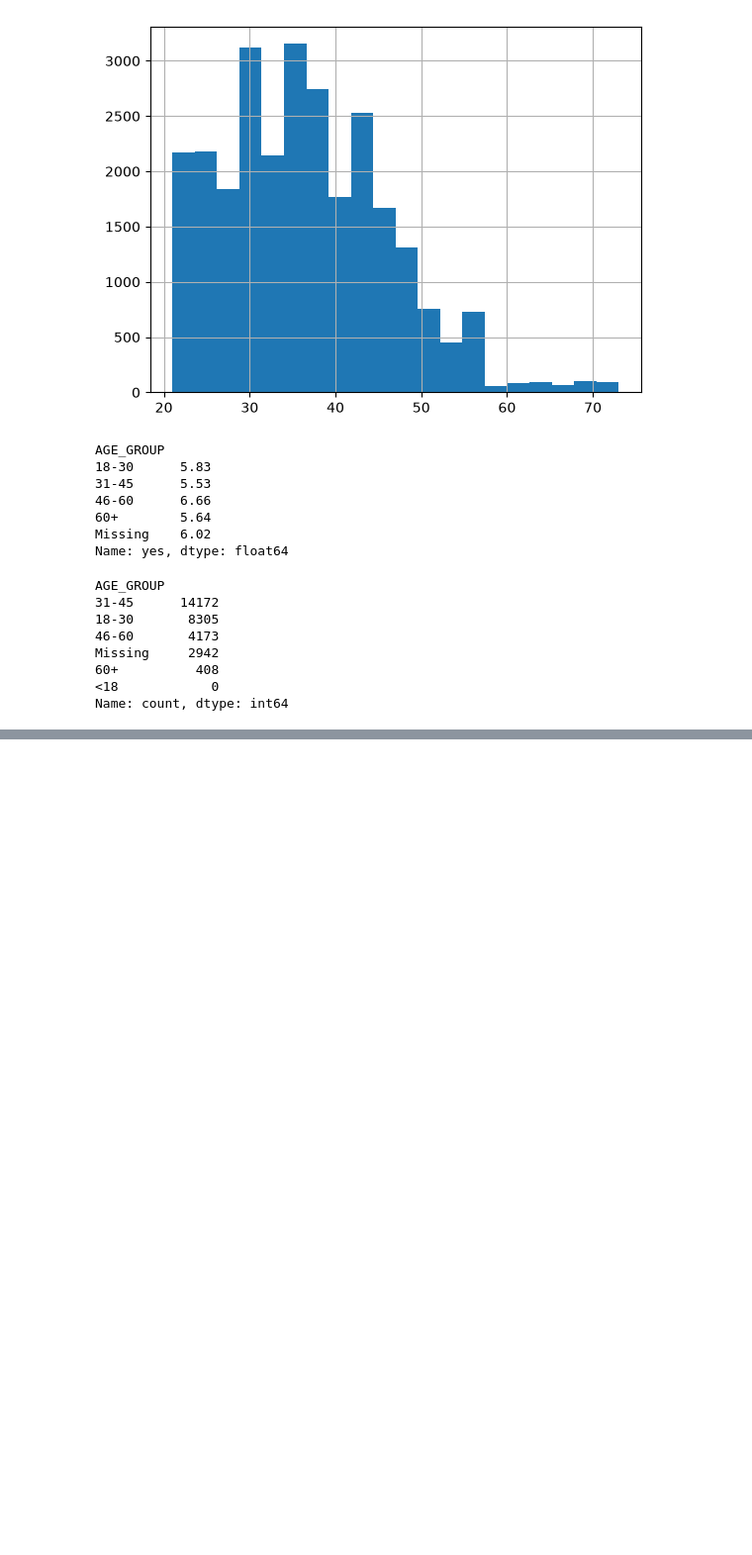
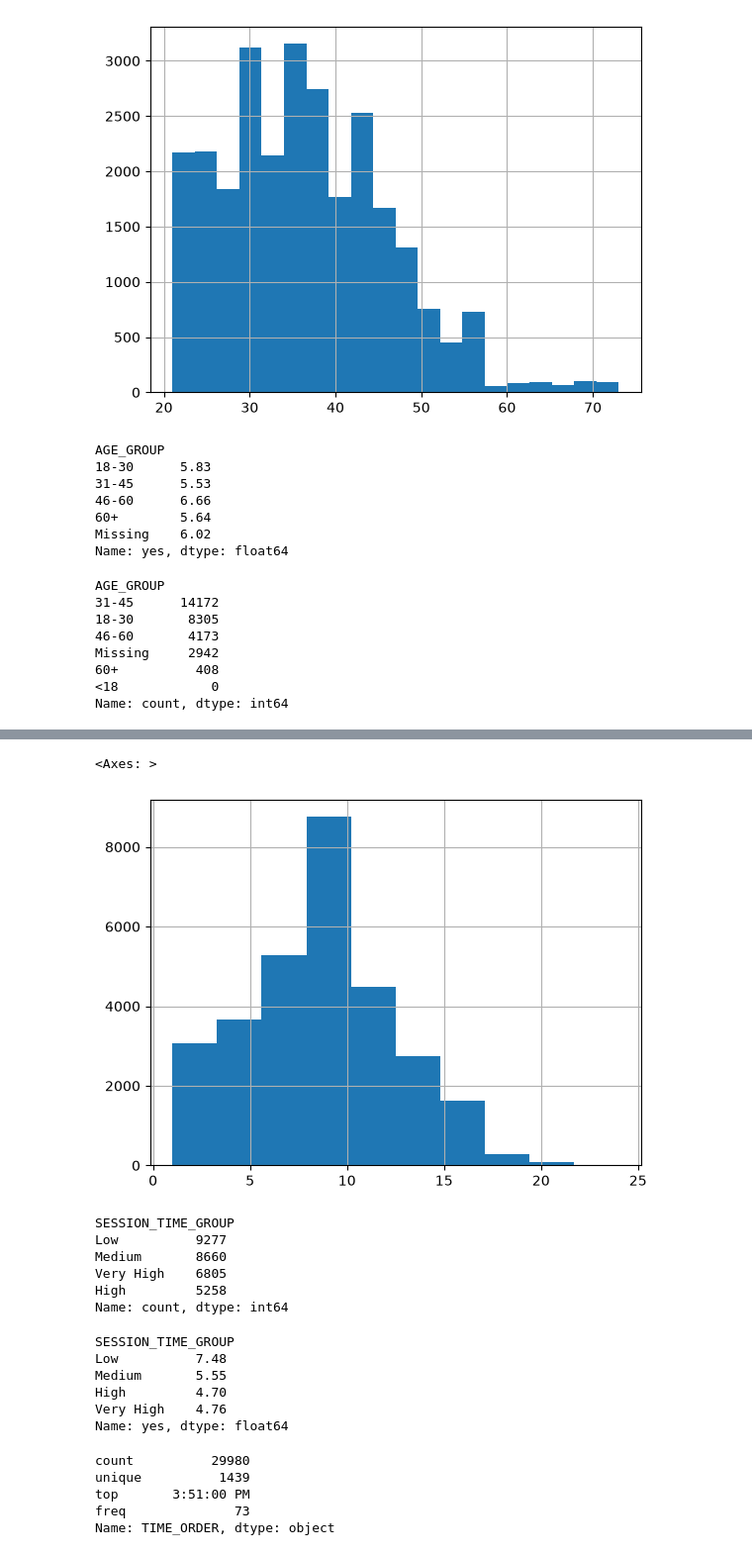
Before and after one commit to IdayatSanni/order-risk-scoring-model, a Jupyter notebook: churn_prediction.ipynb, the cells around one changed output, grey strips where cells are left out. Shown at 99% size. Saved outputs shown, nothing was run; the diff lists cells and outputs as text; code cells hidden in the pictures; blank space fills up the shorter version.

```diff
--- a/churn_prediction.ipynb
+++ b/churn_prediction.ipynb
@@ -255,0 +378,7 @@ df2 = df.drop("B_BIRTHDATE", axis = 1)
+# %%
+df2["VALUE_ORDER_GROUP"] = pd.qcut(
+    df2["VALUE_ORDER"],
+    q=4,
+    labels=["Low", "Medium", "High", "Very High"]
+)
+df2["VALUE_ORDER_GROUP"].value_counts()
@@ -255,0 +415,5 @@ df2 = df.drop("B_BIRTHDATE", axis = 1)
+# %%
+df2["SESSION_TIME"].hist()
+# %% [output]
+<Axes: >
+[figure, added]
@@ -255,0 +422,28 @@ df2 = df.drop("B_BIRTHDATE", axis = 1)
+# %%
+risk_rate(df2, "SESSION_TIME_GROUP")
+
+count(df2, "SESSION_TIME_GROUP")
+# %% [output]
+SESSION_TIME_GROUP
+Low          9277
+Medium       8660
+Very High    6805
+High         5258
+Name: count, dtype: int64
+# %%
+risk_rate(df2, "SESSION_TIME_GROUP")
+# %% [output]
+SESSION_TIME_GROUP
+Low          7.48
+Medium       5.55
+High         4.70
+Very High    4.76
+Name: yes, dtype: float64
+# %%
+num_summary(df2, "TIME_ORDER")
+# %% [output]
+count          29980
+unique          1439
+top       3:51:00 PM
+freq              73
+Name: TIME_ORDER, dtype: object
```
Also changed, not shown: parts of 49 cells of this notebook, 1 other file.
